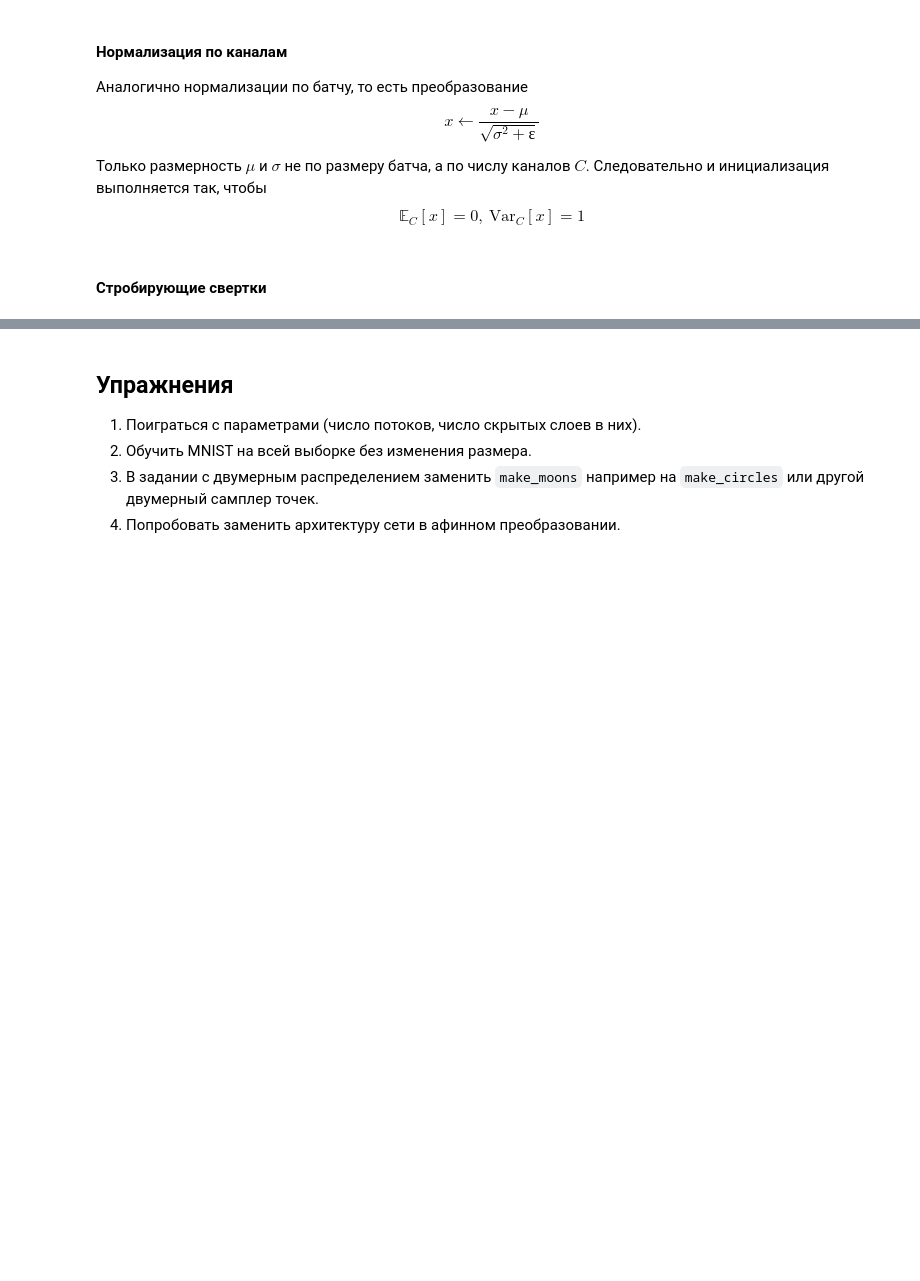
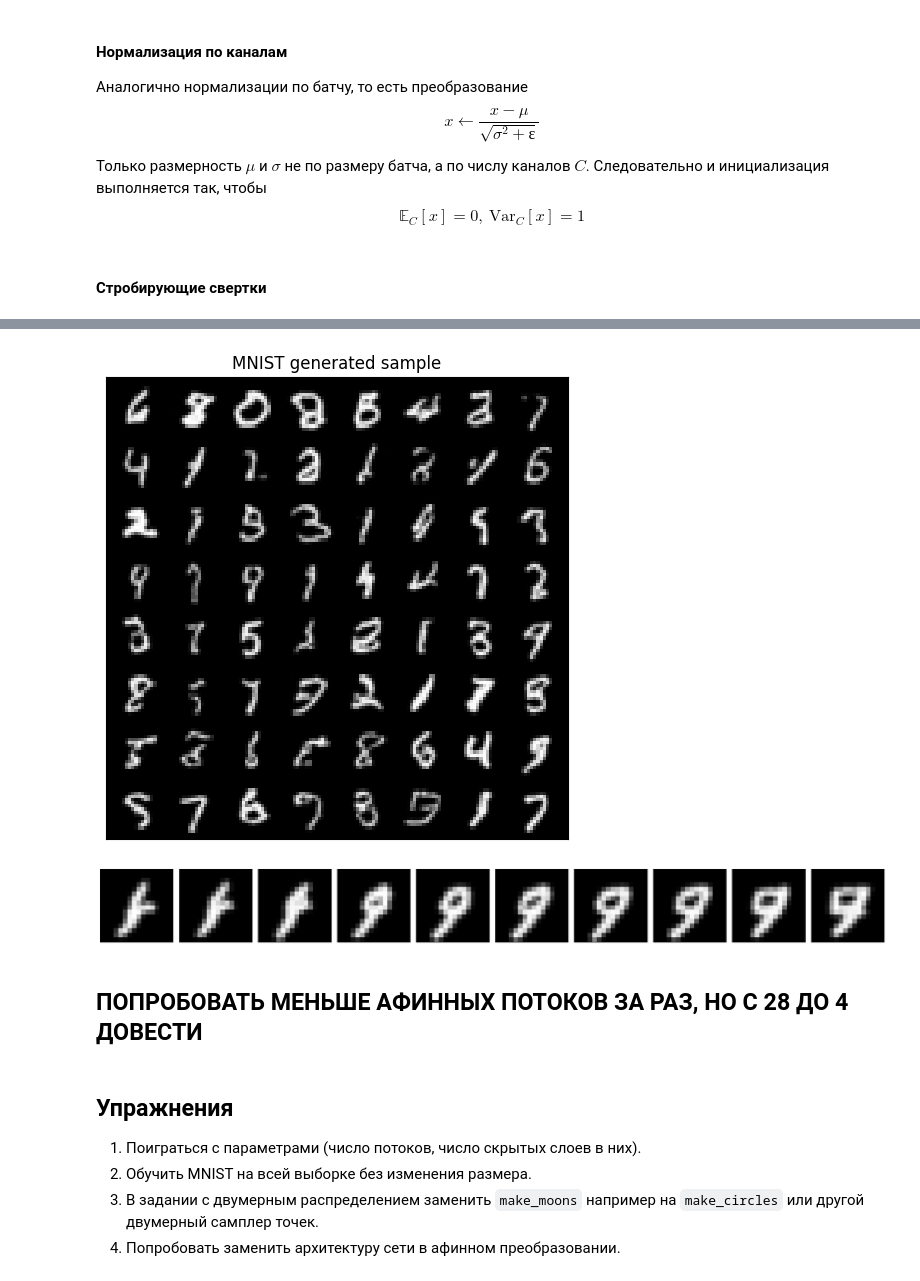
Before and after one commit to sswt/dive2gai, a Jupyter notebook: unit3/NormalizingFlowsIntro.ipynb, the cells around one changed output, grey strips where cells are left out. Cells and saved outputs as stored; diff of their text form; code cells hidden in the pictures; blank space fills up the shorter version.

```diff
--- a/unit3/NormalizingFlowsIntro.ipynb
+++ b/unit3/NormalizingFlowsIntro.ipynb
@@ -697,3 +762,50 @@ plt.show()
+# %%
+random.seed(0);
+np.random.seed(0);
+torch.manual_seed(0);
+torch.cuda.manual_seed(0);
+torch.cuda.manual_seed_all(0);
+
+device = torch.device("cuda" if torch.cuda.is_available() else "cpu")
+
+flows = create_multiscale_flow2()
+model = NormalizingFlowsModel(flows).to(device)
+optimizer = torch.optim.Adam(model.parameters(), lr=1e-3) # , weight_decay=5 * 1e-5
+criterion = NLLoss((1, 16, 16))
+
+model, loss = mnist_experiment(train, model, optimizer, criterion, epoches=25)
+# %%
+prior = torch.distributions.normal.Normal(loc=0.0, scale=1.0)
+z = prior.sample((64, 8, 4, 4)).to(device)
+gen_imgs = model.inverse(z)[0]
+
+plt.figure(figsize=(6, 6))
+plt.imshow(ToPILImage()(make_grid(gen_imgs.float(), normalize=True)))
+plt.title('MNIST generated sample')
+plt.xticks([])
+plt.yticks([])
+plt.show()
+# %% [output]
+[figure, added]
+# %%
+plt.figure(figsize=(20, 2.5), tight_layout=True)
+
+z1, z2 = prior.sample((2, 8, 4, 4)).to(device)
+for i, alpha in enumerate(torch.arange(0, 1, 0.1)):
+    z = alpha * z1 + (1 - alpha) * z2
+    x = model.inverse(z.unsqueeze(0))[0][0]
+    plt.subplot(1, 10, i+1)
+    plt.imshow(ToPILImage()(x))
+for ax in plt.gcf().axes:
+    ax.set_facecolor(plt.cm.viridis(0.))
+    ax.get_xaxis().set_visible(False)
+    ax.get_yaxis().set_visible(False)
+
+plt.show()
+# %% [output]
+[figure, added]
+# %% [markdown]
+## ПОПРОБОВАТЬ МЕНЬШЕ АФИННЫХ ПОТОКОВ ЗА РАЗ, НО С 28 ДО 4 ДОВЕСТИ
 # %% [markdown]
 ## Упражнения
 
```
Also changed, not shown: parts of 12 cells of this notebook.
